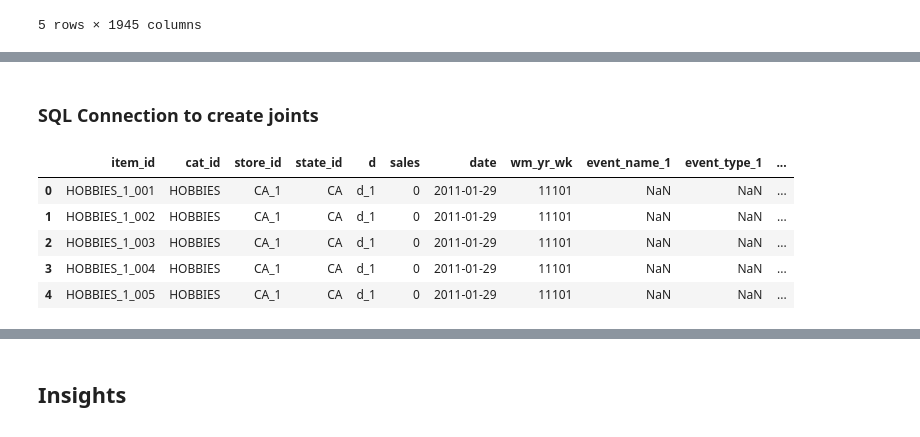
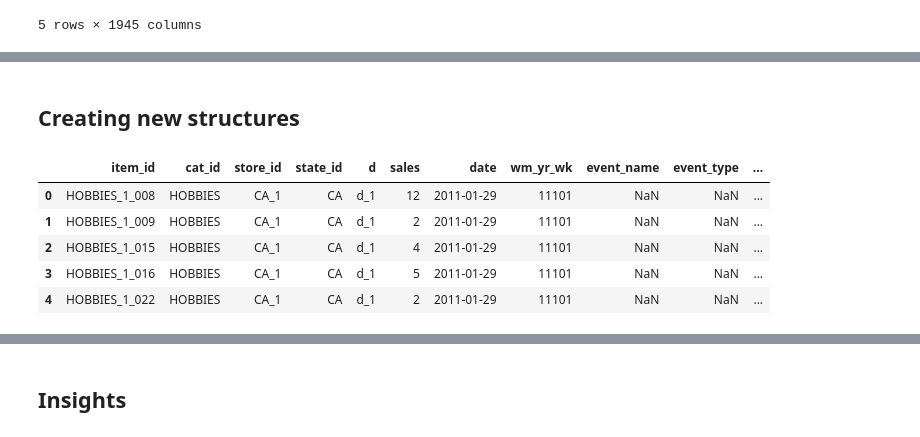
Before and after one commit to estefania-zm/CV, a Jupyter notebook: M5_Forecasting_Accuracy.ipynb, the cells around one changed output, grey strips where cells are left out. Cells and saved outputs as stored; diff of their text form; code cells hidden in the pictures.

```diff
--- a/M5_Forecasting_Accuracy.ipynb
+++ b/M5_Forecasting_Accuracy.ipynb
@@ -52,5 +54,6 @@ prices = pd.read_csv('sell_prices.csv')
 # %%
 #Columns 'event_name_2' and 'event_type_2' will be removed due to their low representation and limited impact on the analysis.
 calendar = calendar.drop(['event_name_2', 'event_type_2'], axis=1)
-calendar.head()
+calendar = calendar.rename(columns={"event_name_1": "event_name", "event_type_1": "event_type"})
+calendar
 # %% [output]
@@ -103,0 +155,15 @@ There are 0 duplicated values in the evaluation dataset
+# %%
+# We'll only keep one row representing the ones mentioned above
+
+# Storaging constant price products
+constant_price_products = prices.groupby(['item_id', 'store_id'])['sell_price'].nunique()
+constant_price_products = constant_price_products[constant_price_products == 1].index
+# Filtering for constant price products
+constant_price_df = prices.set_index(['item_id', 'store_id']).loc[constant_price_products].reset_index()
+
+# Keeping only the first row for each constant price product
+constant_price_df = constant_price_df.drop_duplicates(subset=['item_id', 'store_id'], keep='first')
+
+# Combine with products that have price changes
+prices = pd.concat([constant_price_df, prices[~prices.set_index(['item_id', 'store_id']).index.isin(constant_price_products)]]).reset_index(drop=True)
+prices
@@ -106,5 +203,5 @@ There are 0 duplicated values in the evaluation dataset
 # %%
-for col in ['event_name_1', 'event_type_1','snap_CA','snap_TX','snap_WI']:
+for col in ['event_name', 'event_type','snap_CA','snap_TX','snap_WI']:
     calendar[col] = calendar[col].astype('category')
 calendar['date'] = pd.to_datetime(calendar['date'])
 calendar.info()
@@ -158,16 +255,12 @@ evaluation.head()
 5 rows × 1945 columns
 # %%
 # Transposing sales data to have dates as a column
-evaluation_long = pd.melt(evaluation,
+evaluation = pd.melt(evaluation,
                      id_vars=['item_id', 'cat_id', 'store_id', 'state_id'],
                      var_name='d',
                      value_name='sales')
-# Deleting data to reduce
-del evaluation
-gc.collect()
-evaluation_long.head()
-#Creating CSV files to read them and join them with SQL
-#calendar.to_csv('calendar_fixed.csv', index=False)
-#evaluation_long.to_csv('evaluation_long.csv', index=False)
+# Dropping rows that contain zero sales and reset the index
+evaluation = evaluation.loc[evaluation['sales'] != 0].reset_index(drop=True)
+evaluation.head()
 # %% [output]
 |  | item_id | cat_id | store_id | state_id | d | sales |
@@ -188,2 +271,0 @@ evaluation_long.head()
-# %% [markdown]
-### SQL Connection to create joints
@@ -207,13 +272,15 @@ evaluation_long.head()
+# %% [markdown]
+## Creating new structures
 # %%
-# Merging with calendar to get date information
-evaluation_long = evaluation_long.merge(calendar[['d', 'date','wm_yr_wk','event_name_1','event_type_1','snap_CA','snap_TX','snap_WI']], on='d', how='left')
-evaluation_long['date'] = pd.to_datetime(evaluation_long['date'])
+# Merging with calendar to get date information of sales
+evaluation_calendar = evaluation.merge(calendar[['d', 'date','wm_yr_wk','event_name','event_type','snap_CA','snap_TX','snap_WI']], on=['d'], how='left')
+evaluation_calendar['date'] = pd.to_datetime(evaluation_calendar['date'])
 
-evaluation_long.head()
+evaluation_calendar.head()
 # %% [output]
-|  | item_id | cat_id | store_id | state_id | d | sales | date | wm_yr_wk | event_name_1 | event_type_1 | ... |
-| 0 | HOBBIES_1_001 | HOBBIES | CA_1 | CA | d_1 | 0 | 2011-01-29 | 11101 | NaN | NaN | ... |
-| 1 | HOBBIES_1_002 | HOBBIES | CA_1 | CA | d_1 | 0 | 2011-01-29 | 11101 | NaN | NaN | ... |
-| 2 | HOBBIES_1_003 | HOBBIES | CA_1 | CA | d_1 | 0 | 2011-01-29 | 11101 | NaN | NaN | ... |
-| 3 | HOBBIES_1_004 | HOBBIES | CA_1 | CA | d_1 | 0 | 2011-01-29 | 11101 | NaN | NaN | ... |
-| 4 | HOBBIES_1_005 | HOBBIES | CA_1 | CA | d_1 | 0 | 2011-01-29 | 11101 | NaN | NaN | ... |
+|  | item_id | cat_id | store_id | state_id | d | sales | date | wm_yr_wk | event_name | event_type | ... |
+| 0 | HOBBIES_1_008 | HOBBIES | CA_1 | CA | d_1 | 12 | 2011-01-29 | 11101 | NaN | NaN | ... |
+| 1 | HOBBIES_1_009 | HOBBIES | CA_1 | CA | d_1 | 2 | 2011-01-29 | 11101 | NaN | NaN | ... |
+| 2 | HOBBIES_1_015 | HOBBIES | CA_1 | CA | d_1 | 4 | 2011-01-29 | 11101 | NaN | NaN | ... |
+| 3 | HOBBIES_1_016 | HOBBIES | CA_1 | CA | d_1 | 5 | 2011-01-29 | 11101 | NaN | NaN | ... |
+| 4 | HOBBIES_1_022 | HOBBIES | CA_1 | CA | d_1 | 2 | 2011-01-29 | 11101 | NaN | NaN | ... |
```
Also changed, not shown: parts of 30 cells of this notebook.
